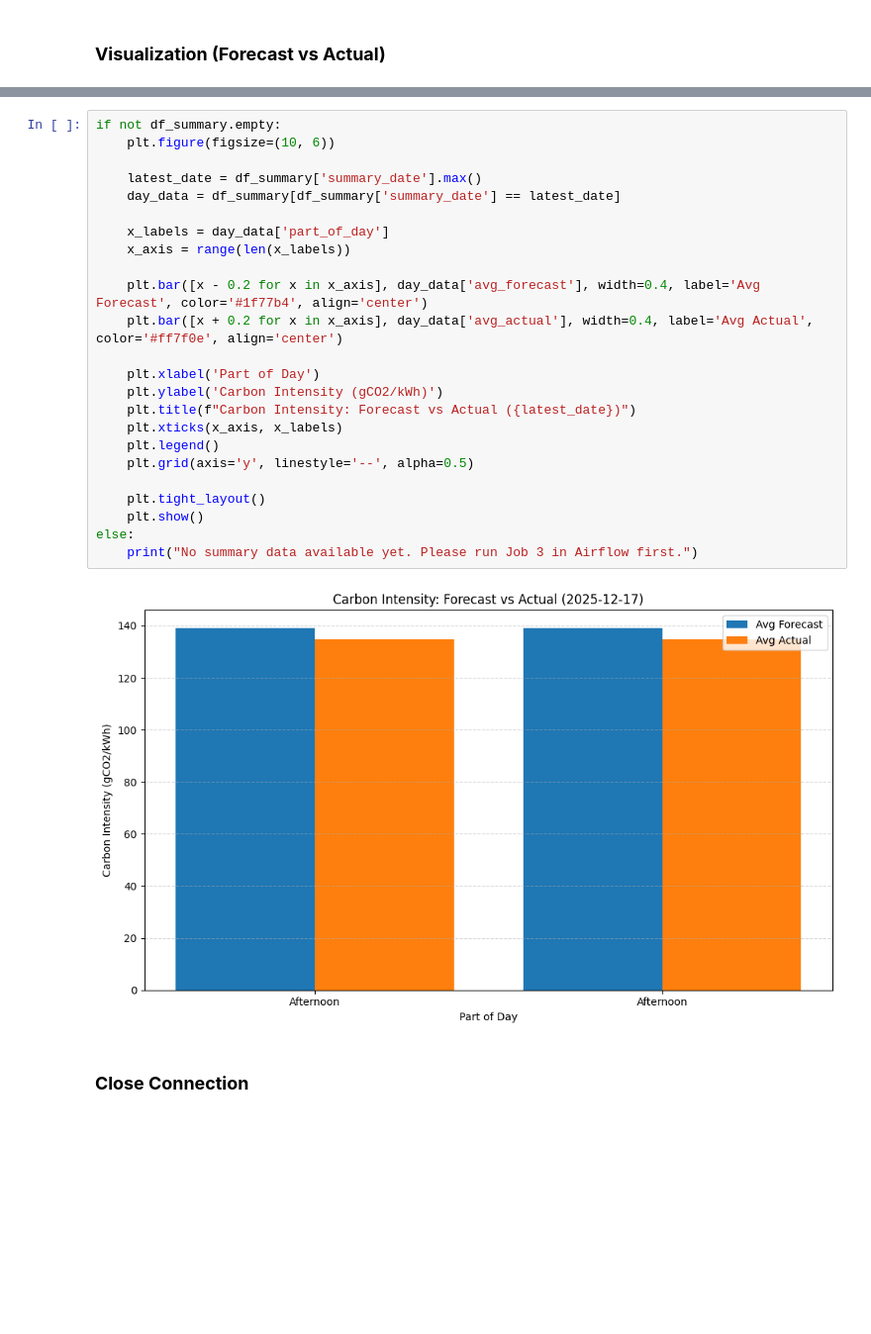
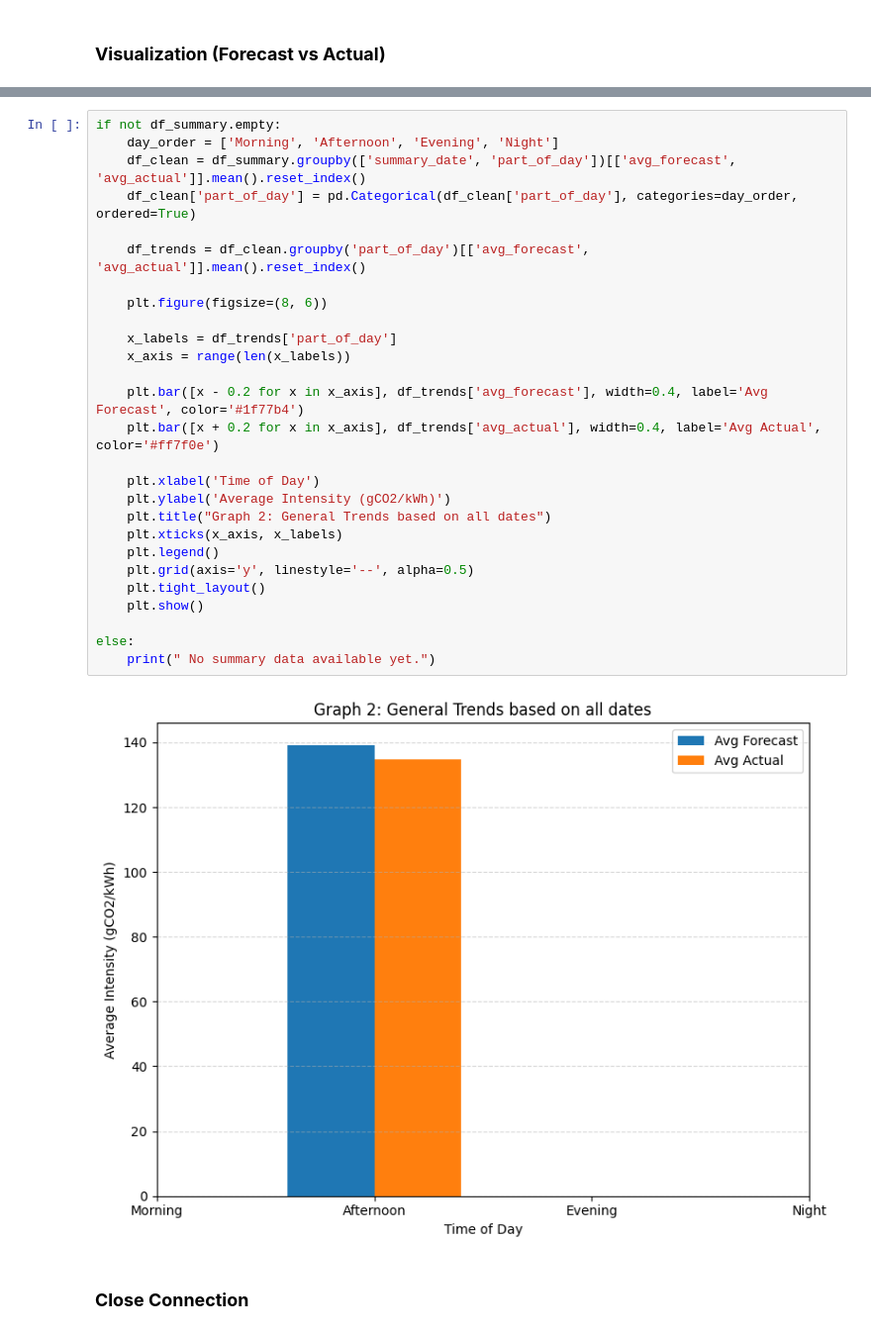
Before and after one commit to snowiiiish/DCP_final_project, a Jupyter notebook: notebook/analysis.ipynb, the cells around one changed output, grey strips where cells are left out. Shown at 99% size. Drawn from its saved outputs; the diff is of its cells as text; blank space fills up the shorter version.

```diff
--- a/notebook/analysis.ipynb
+++ b/notebook/analysis.ipynb
@@ -66,29 +102,32 @@ Daily Analytics Summary
 # %%
 if not df_summary.empty:
-    plt.figure(figsize=(10, 6))
+    day_order = ['Morning', 'Afternoon', 'Evening', 'Night']
+    df_clean = df_summary.groupby(['summary_date', 'part_of_day'])[['avg_forecast', 'avg_actual']].mean().reset_index()
+    df_clean['part_of_day'] = pd.Categorical(df_clean['part_of_day'], categories=day_order, ordered=True)
 
-    latest_date = df_summary['summary_date'].max()
-    day_data = df_summary[df_summary['summary_date'] == latest_date]
+    df_trends = df_clean.groupby('part_of_day')[['avg_forecast', 'avg_actual']].mean().reset_index()
 
-    x_labels = day_data['part_of_day']
+    plt.figure(figsize=(8, 6))
+
+    x_labels = df_trends['part_of_day']
     x_axis = range(len(x_labels))
 
-    plt.bar([x - 0.2 for x in x_axis], day_data['avg_forecast'], width=0.4, label='Avg Forecast', color='#1f77b4', align='center')
-    plt.bar([x + 0.2 for x in x_axis], day_data['avg_actual'], width=0.4, label='Avg Actual', color='#ff7f0e', align='center')
+    plt.bar([x - 0.2 for x in x_axis], df_trends['avg_forecast'], width=0.4, label='Avg Forecast', color='#1f77b4')
+    plt.bar([x + 0.2 for x in x_axis], df_trends['avg_actual'], width=0.4, label='Avg Actual', color='#ff7f0e')
 
-    plt.xlabel('Part of Day')
-    plt.ylabel('Carbon Intensity (gCO2/kWh)')
-    plt.title(f"Carbon Intensity: Forecast vs Actual ({latest_date})")
+    plt.xlabel('Time of Day')
+    plt.ylabel('Average Intensity (gCO2/kWh)')
+    plt.title("Graph 2: General Trends based on all dates")
     plt.xticks(x_axis, x_labels)
     plt.legend()
     plt.grid(axis='y', linestyle='--', alpha=0.5)
-
     plt.tight_layout()
     plt.show()
+
 else:
-    print("No summary data available yet. Please run Job 3 in Airflow first.")
+    print(" No summary data available yet.")
 # %% [output]
-[figure, old version]
+[figure, new version]
 # %% [markdown]
 ### **Close Connection**
 # %%
```
Also changed, not shown: parts of 3 cells of this notebook.
